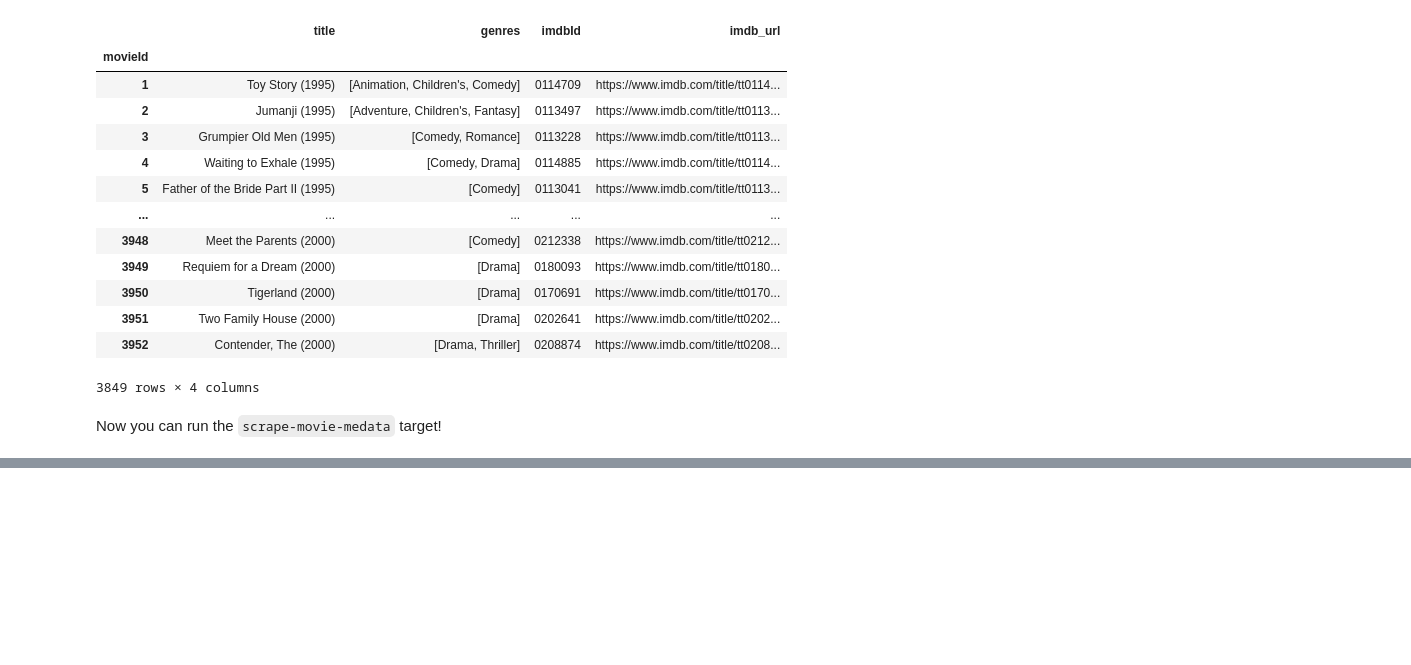
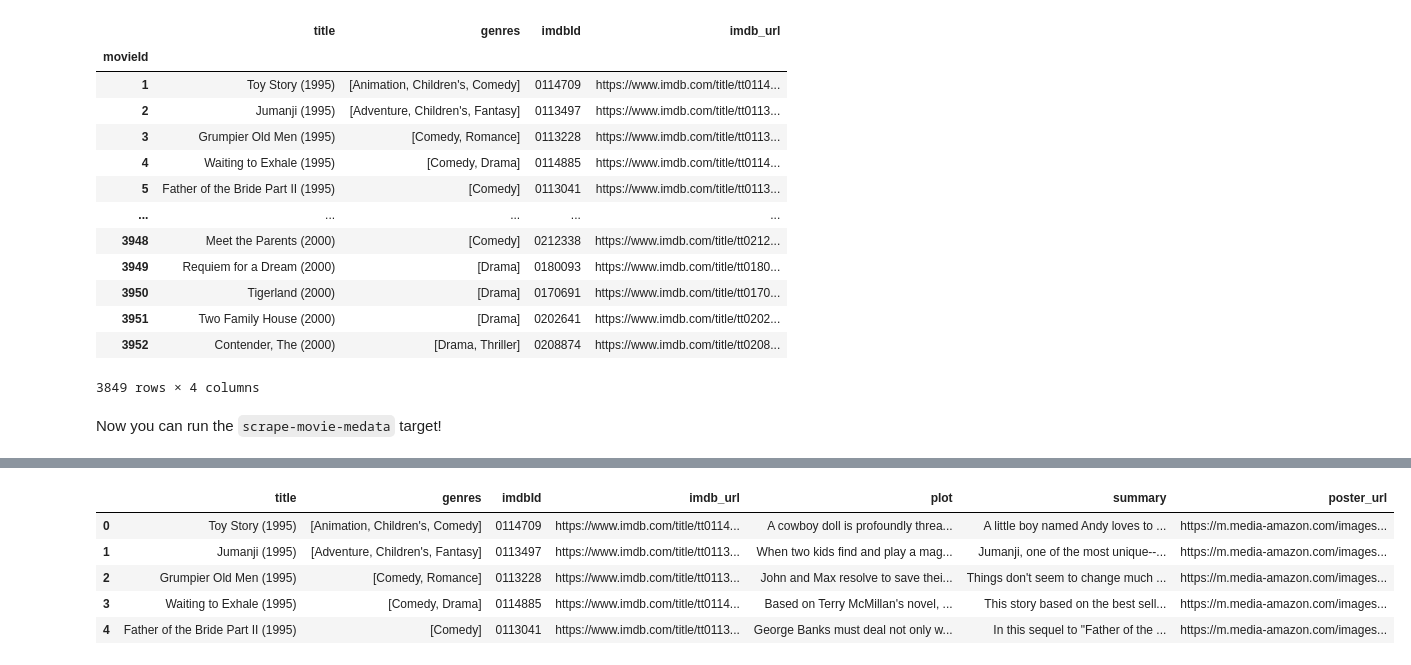
Before and after one commit to hsm207/movielens-weaviate, a Jupyter notebook: notebooks/01_metadata.ipynb, the cells around one changed output, grey strips where cells are left out. Saved outputs shown, nothing was run; the diff lists cells and outputs as text; code cells hidden in the pictures; blank space fills up the shorter version.

```diff
--- a/notebooks/01_metadata.ipynb
+++ b/notebooks/01_metadata.ipynb
@@ -77,11 +78,13 @@ Looks like there are just minor differences in the title and/or year so we keep
 Drop unneded columns:
 # %%
 # drop columns with _25m suffix and tmdbId
-movies1m = movies1m.drop(columns=[col for col in movies1m.columns if col.endswith("_25m")])
+movies1m = movies1m.drop(
+    columns=[col for col in movies1m.columns if col.endswith("_25m")])
 movies1m = movies1m.drop(columns=["tmdbId"])
 
 # rename columns with _1m suffix
-movies1m = movies1m.rename(columns={col: col[:-3] for col in movies1m.columns if col.endswith("_1m")})
+movies1m = movies1m.rename(
+    columns={col: col[:-3] for col in movies1m.columns if col.endswith("_1m")})
 
 movies1m
 # %% [output]
@@ -153,0 +177,11 @@ Now you can run the `scrape-movie-medata` target!
+# %%
+# left merge movies1m and movies_metadata on imdb_url
+movies1m = movies1m.merge(movies_metadata, on="imdb_url", how="left")
+movies1m.head()
+# %% [output]
+|  | title | genres | imdbId | imdb_url | plot | summary | poster_url |
+| 0 | Toy Story (1995) | [Animation, Children's, Comedy] | 0114709 | https://www.imdb.com/title/tt0114... | A cowboy doll is profoundly threa... | A little boy named Andy loves to ... | https://m.media-amazon.com/images... |
+| 1 | Jumanji (1995) | [Adventure, Children's, Fantasy] | 0113497 | https://www.imdb.com/title/tt0113... | When two kids find and play a mag... | Jumanji, one of the most unique--... | https://m.media-amazon.com/images... |
+| 2 | Grumpier Old Men (1995) | [Comedy, Romance] | 0113228 | https://www.imdb.com/title/tt0113... | John and Max resolve to save thei... | Things don't seem to change much ... | https://m.media-amazon.com/images... |
+| 3 | Waiting to Exhale (1995) | [Comedy, Drama] | 0114885 | https://www.imdb.com/title/tt0114... | Based on Terry McMillan's novel, ... | This story based on the best sell... | https://m.media-amazon.com/images... |
+| 4 | Father of the Bride Part II (1995) | [Comedy] | 0113041 | https://www.imdb.com/title/tt0113... | George Banks must deal not only w... | In this sequel to "Father of the ... | https://m.media-amazon.com/images... |
```
Also changed, not shown: parts of 10 cells of this notebook.
